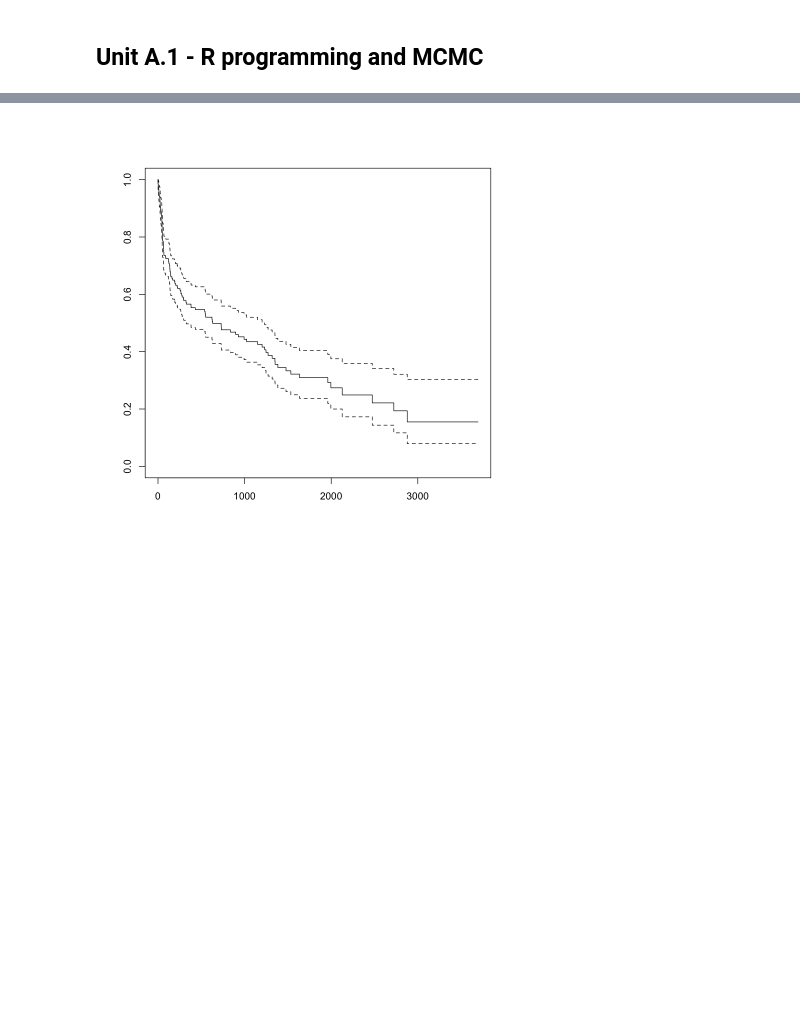
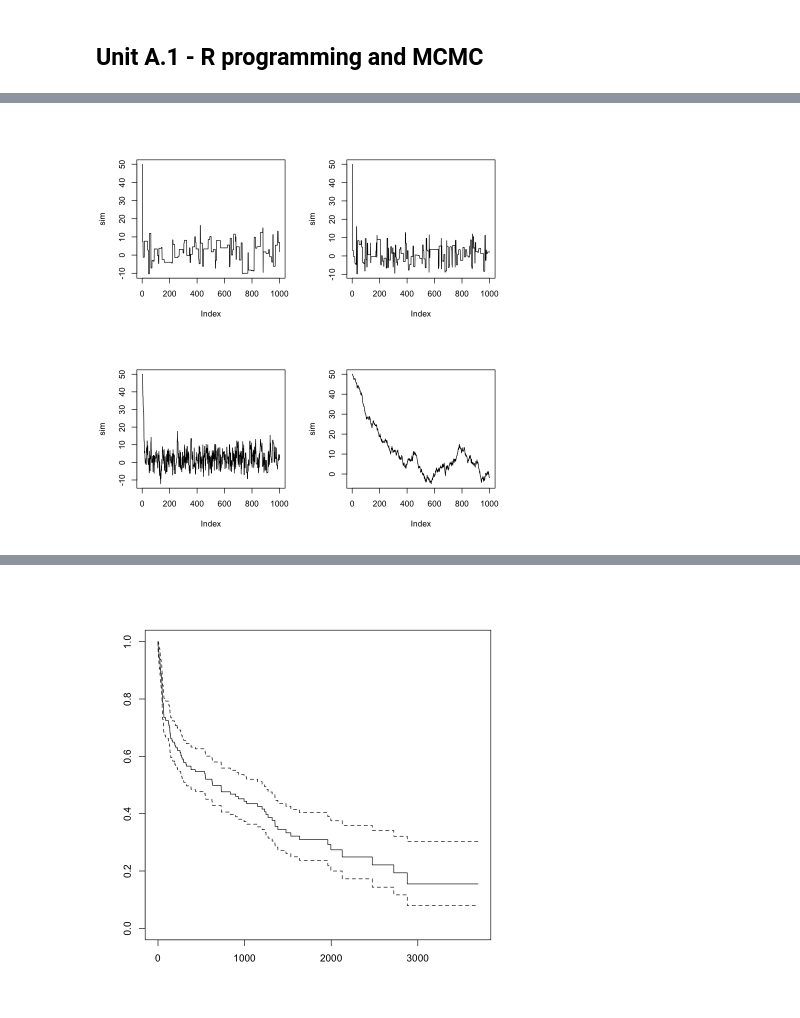
Before and after one commit to tommasorigon/CompStat, a Jupyter notebook: notebook/un_A1.ipynb, the cells around one changed output, grey strips where cells are left out. Saved outputs shown, nothing was run; the diff lists cells and outputs as text; code cells hidden in the pictures; blank space fills up the shorter version.

```diff
--- a/notebook/un_A1.ipynb
+++ b/notebook/un_A1.ipynb
@@ -4,0 +38,42 @@
+# %%
+norm_mcmc <- function(R, mu, sig, ep, x0) {
+
+    # Initialization
+    out <- numeric(R + 1)
+    out[1] <- x0
+
+    # Beginning of the chain
+    x <- x0
+    # Metropolis algorithm
+    for(r in 1:R){
+        # Proposed values
+        xs     <- x + runif(1, -ep, ep)
+        # Acceptance probability
+        alpha  <- min(dnorm(xs, mu, sig) / dnorm(x, mu, sig), 1)
+        # Acceptance / rejection step
+        accept <- rbinom(1, size = 1, prob = alpha)
+
+        if(accept == 1) {
+            x <- xs
+        }
+        out[r + 1] <- x
+    }
+    out
+}
+# %%
+par(mfrow = c(2, 2))
+
+set.seed(123)
+sim <- norm_mcmc(1000, mu = 2, sig = 5, ep = 100, x0 = 50)
+plot(sim, type = "l")
+
+sim <- norm_mcmc(1000, mu = 2, sig = 5, ep = 50, x0 = 50)
+plot(sim, type = "l")
+
+sim <- norm_mcmc(1000, mu = 2, sig = 5, ep = 10, x0 = 50)
+plot(sim, type = "l")
+
+sim <- norm_mcmc(1000, mu = 2, sig = 5, ep = 1, x0 = 50)
+plot(sim, type = "l")
+# %% [output]
+[figure, added]
```
Also changed, not shown: parts of 5 cells of this notebook.
